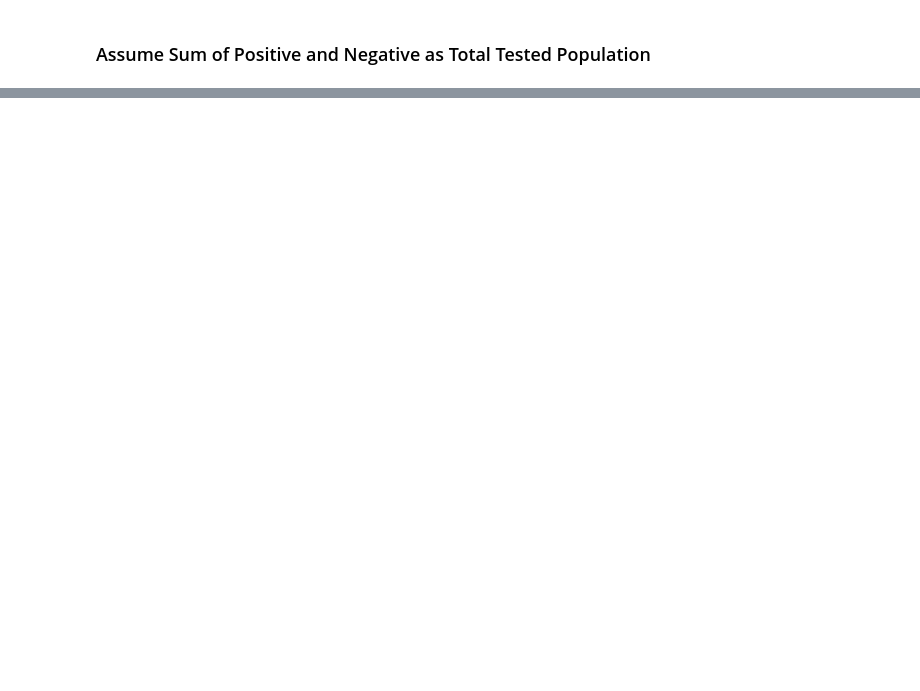
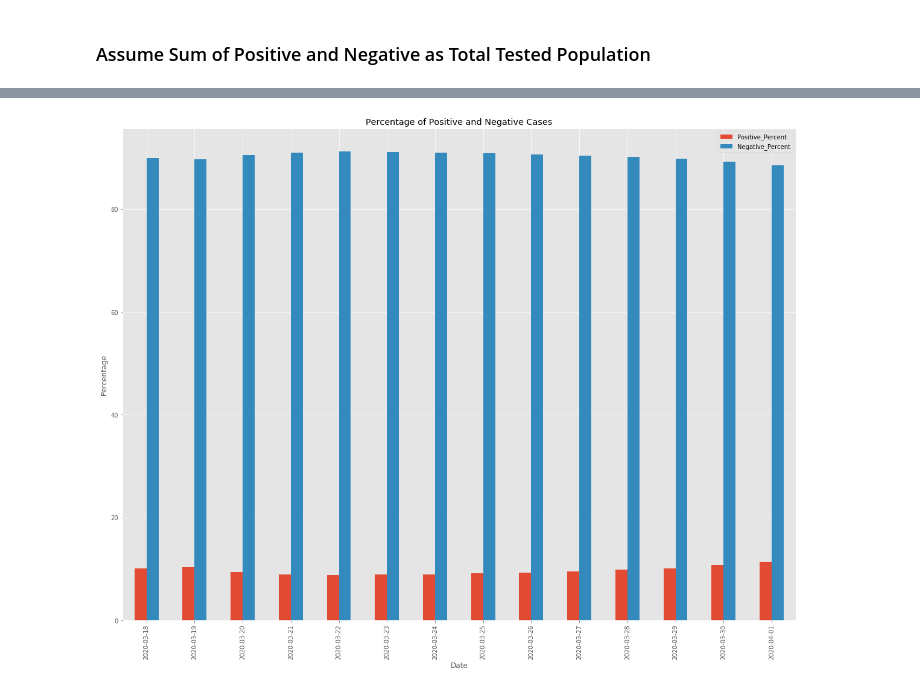
Before and after one commit to bchan01/covid-19-data-analysis, a Jupyter notebook: data-analysis.ipynb, the cells around one changed output, grey strips where cells are left out. Cells and saved outputs as stored; diff of their text form; code cells hidden in the pictures; blank space fills up the shorter version.

```diff
--- a/data-analysis.ipynb
+++ b/data-analysis.ipynb
@@ -48,0 +60,4 @@ plt.show()
+# %%
+df_percent = pd.DataFrame(df, columns=['Date', 'Positive_Percent','Negative_Percent'])
+df_percent.set_index("Date", inplace = True)
+df_percent.head(5)
@@ -48,0 +72,8 @@ plt.show()
+# %%
+style.use('ggplot')
+df_percent.plot.bar(stacked=False, figsize=(20,15), title="Percentage of Positive and Negative Cases")
+plt.xlabel('Date')
+plt.ylabel('Percentage')
+plt.show()
+# %% [output]
+[figure, added]
```
Also changed, not shown: parts of 5 cells of this notebook.
